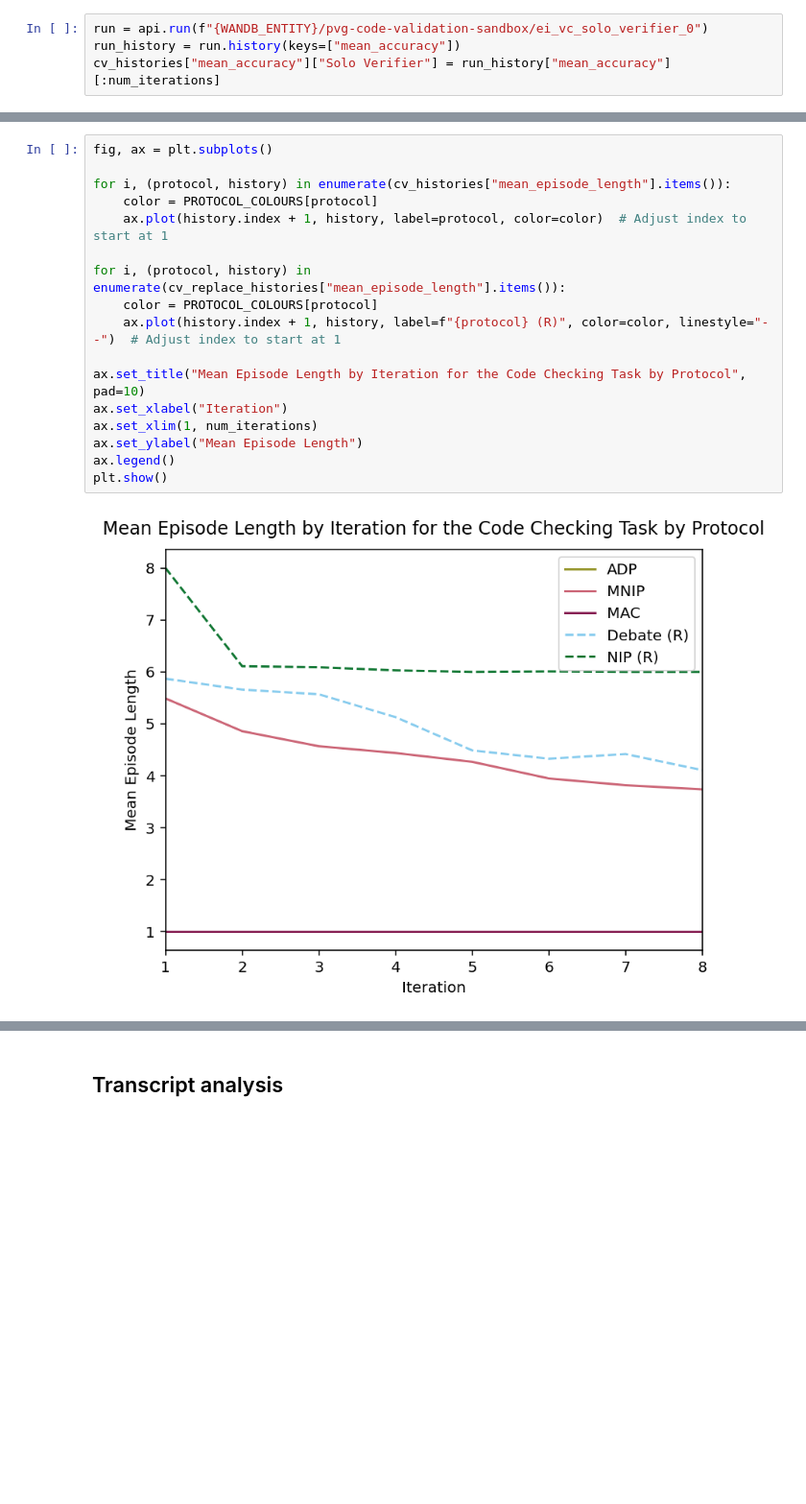
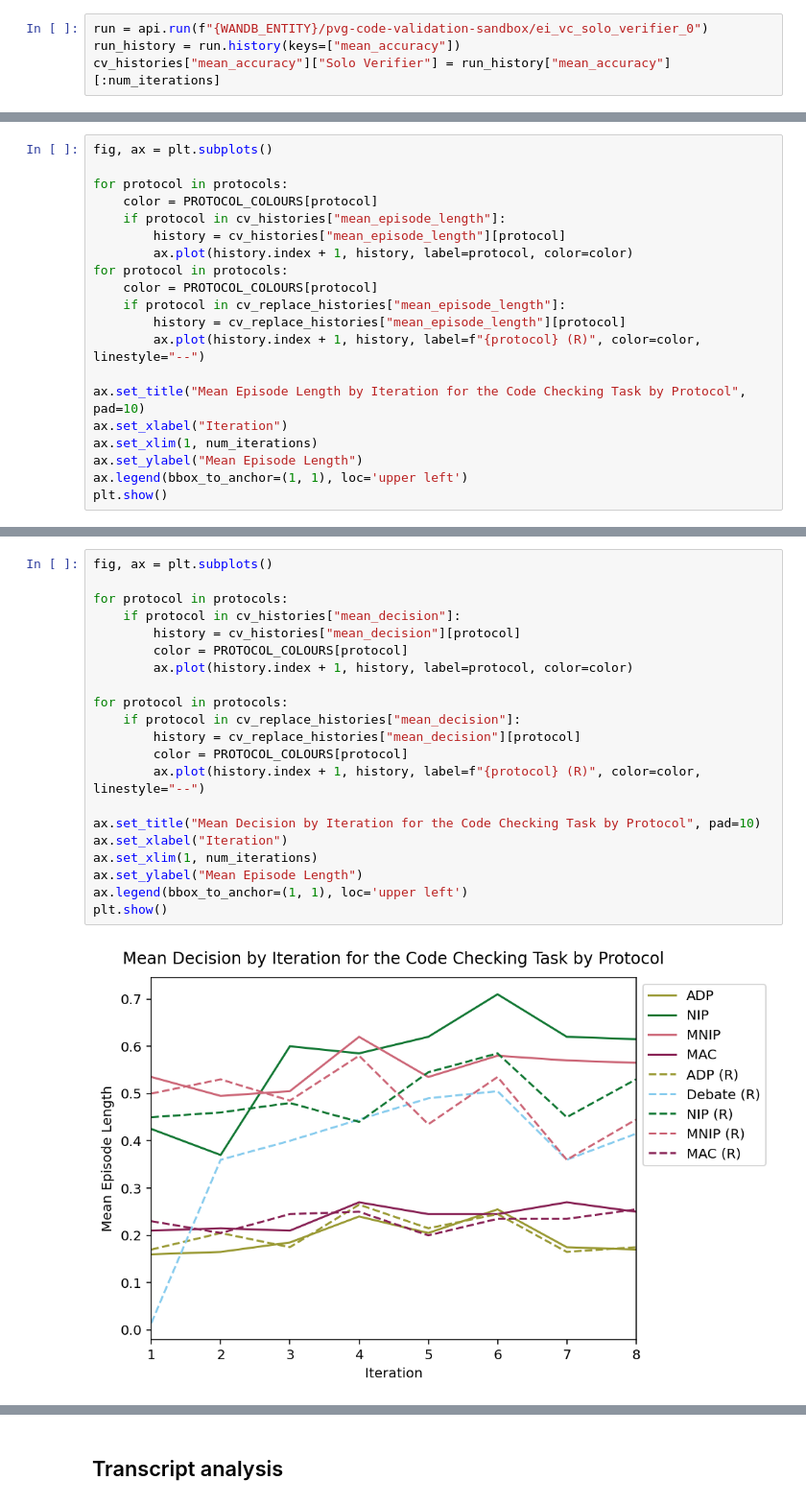
Before and after one commit to SamAdamDay/neural-interactive-proofs, a Jupyter notebook: playground/plots.ipynb, the cells around one changed output, grey strips where cells are left out. Shown at 96% size. Cells and saved outputs as stored; diff of their text form; blank space fills up the shorter version.

```diff
--- a/playground/plots.ipynb
+++ b/playground/plots.ipynb
@@ -437,0 +499,20 @@ plt.show()
+# %%
+fig, ax = plt.subplots()
+
+for protocol in protocols:
+    color = PROTOCOL_COLOURS[protocol]
+    if protocol in cv_histories["mean_episode_length"]:
+        history = cv_histories["mean_episode_length"][protocol]
+        ax.plot(history.index + 1, history, label=protocol, color=color)
+for protocol in protocols:
+    color = PROTOCOL_COLOURS[protocol]
+    if protocol in cv_replace_histories["mean_episode_length"]:
+        history = cv_replace_histories["mean_episode_length"][protocol]
+        ax.plot(history.index + 1, history, label=f"{protocol} (R)", color=color, linestyle="--")
+
+ax.set_title("Mean Episode Length by Iteration for the Code Checking Task by Protocol", pad=10)
+ax.set_xlabel("Iteration")
+ax.set_xlim(1, num_iterations)
+ax.set_ylabel("Mean Episode Length")
+ax.legend(bbox_to_anchor=(1, 1), loc='upper left')
+plt.show()
@@ -438,19 +521,23 @@ plt.show()
 # %%
 fig, ax = plt.subplots()
 
-for i, (protocol, history) in enumerate(cv_histories["mean_episode_length"].items()):
-    color = PROTOCOL_COLOURS[protocol]
-    ax.plot(history.index + 1, history, label=protocol, color=color)  # Adjust index to start at 1
+for protocol in protocols:
+    if protocol in cv_histories["mean_decision"]:
+        history = cv_histories["mean_decision"][protocol]
+        color = PROTOCOL_COLOURS[protocol]
+        ax.plot(history.index + 1, history, label=protocol, color=color)
 
-for i, (protocol, history) in enumerate(cv_replace_histories["mean_episode_length"].items()):
-    color = PROTOCOL_COLOURS[protocol]
-    ax.plot(history.index + 1, history, label=f"{protocol} (R)", color=color, linestyle="--")  # Adjust index to start at 1
+for protocol in protocols:
+    if protocol in cv_replace_histories["mean_decision"]:
+        history = cv_replace_histories["mean_decision"][protocol]
+        color = PROTOCOL_COLOURS[protocol]
+        ax.plot(history.index + 1, history, label=f"{protocol} (R)", color=color, linestyle="--")
 
-ax.set_title("Mean Episode Length by Iteration for the Code Checking Task by Protocol", pad=10)
+ax.set_title("Mean Decision by Iteration for the Code Checking Task by Protocol", pad=10)
 ax.set_xlabel("Iteration")
 ax.set_xlim(1, num_iterations)
 ax.set_ylabel("Mean Episode Length")
-ax.legend()
+ax.legend(bbox_to_anchor=(1, 1), loc='upper left')
 plt.show()
 # %% [output]
-[figure, old version]
+[figure, new version]
```
Also changed, not shown: parts of 8 cells of this notebook.
